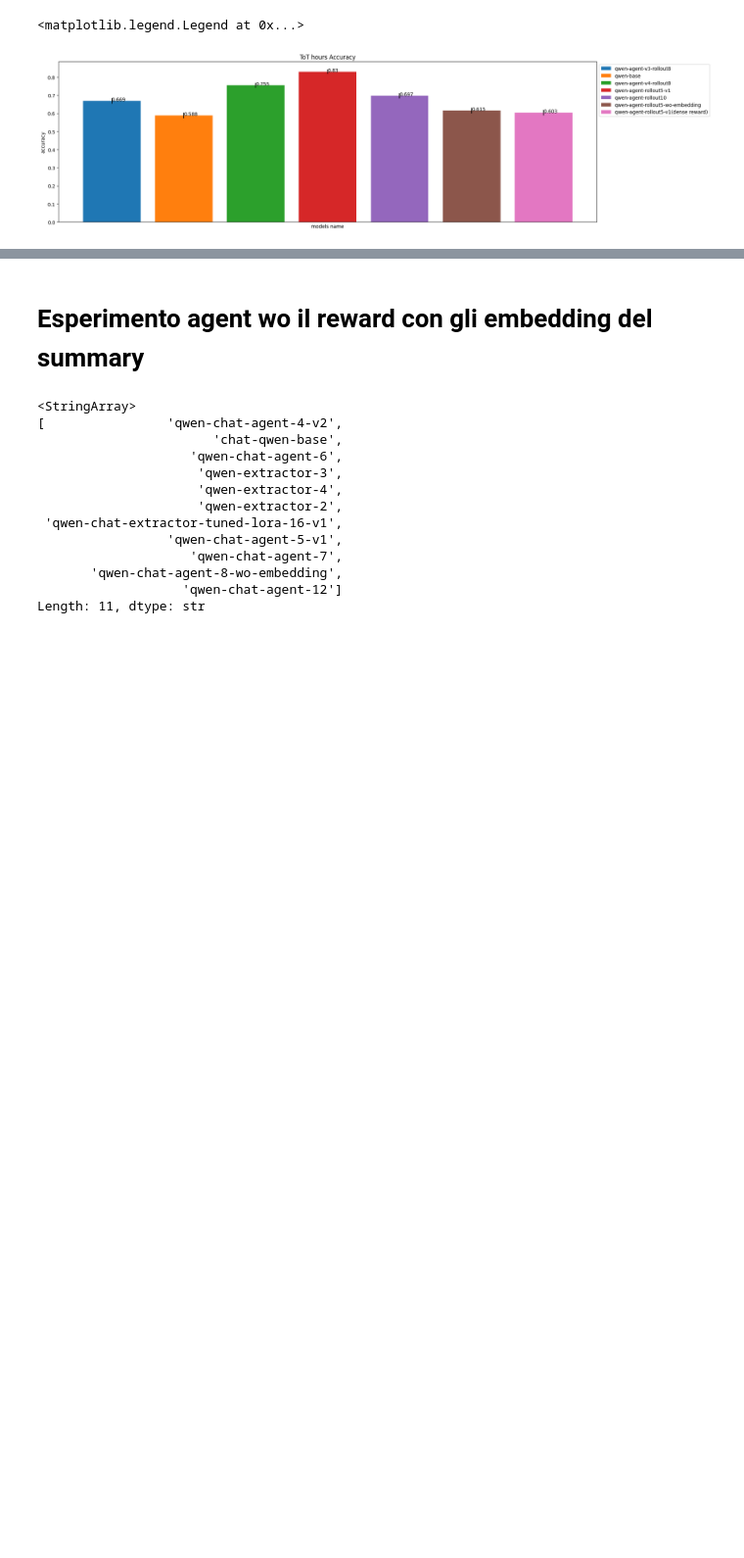
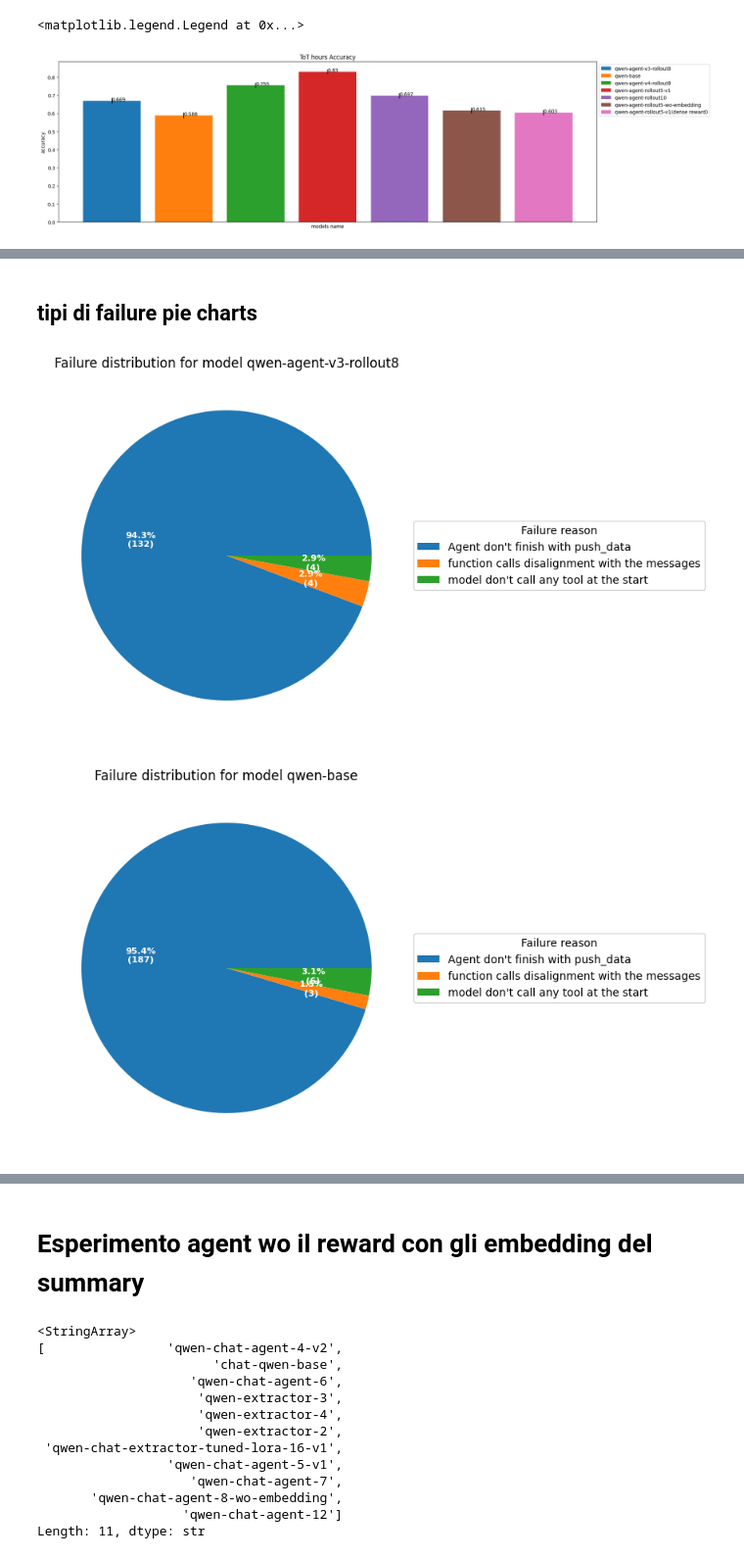
Before and after one commit to Rdm-Nico/SitiBTAgent, a Jupyter notebook: visualization/test_lora_agent.ipynb, the cells around one changed output, grey strips where cells are left out. Shown at 98% size. Saved outputs shown, nothing was run; the diff lists cells and outputs as text; code cells hidden in the pictures; blank space fills up the shorter version.

```diff
--- a/visualization/test_lora_agent.ipynb
+++ b/visualization/test_lora_agent.ipynb
@@ -144,0 +144,31 @@ plt.legend(loc="upper left", bbox_to_anchor=(1, 1))
+# %% [markdown]
+## tipi di failure pie charts
+# %%
+# pei chart sulle tipologie di failure
+
+for model,label in zip(models,labels):
+    fig, ax = plt.subplots(figsize=(20, 6), subplot_kw=dict(aspect="equal"))
+
+
+    def func(pct,all):
+        absolute = int(np.round(pct/100.*np.sum(all)))
+        return f"{pct:.1f}%\n({absolute})"
+
+    dict_results = dict(df.loc[df['model'] == model].groupby(['failure_reason'])['REF_INDICE'].count())
+    data = dict_results.values()
+    labels = dict_results.keys()
+    wedges, texts, autotexts = ax.pie(data, autopct=lambda pct: func(pct,list(data)),
+                                      textprops=dict(color="w"))
+
+    ax.legend(wedges,labels,
+              title="Failure reason",
+              loc="center left",
+              bbox_to_anchor=(1, 0, 0.5, 1))
+
+    plt.setp(autotexts, size=8, weight="bold")
+
+    ax.set_title(f"Failure distribution for model {label}")
+    plt.show()
+# %% [output]
+[figure, added]
+[figure, added]
```
Also changed, not shown: parts of 3 cells of this notebook, 1 other file.
